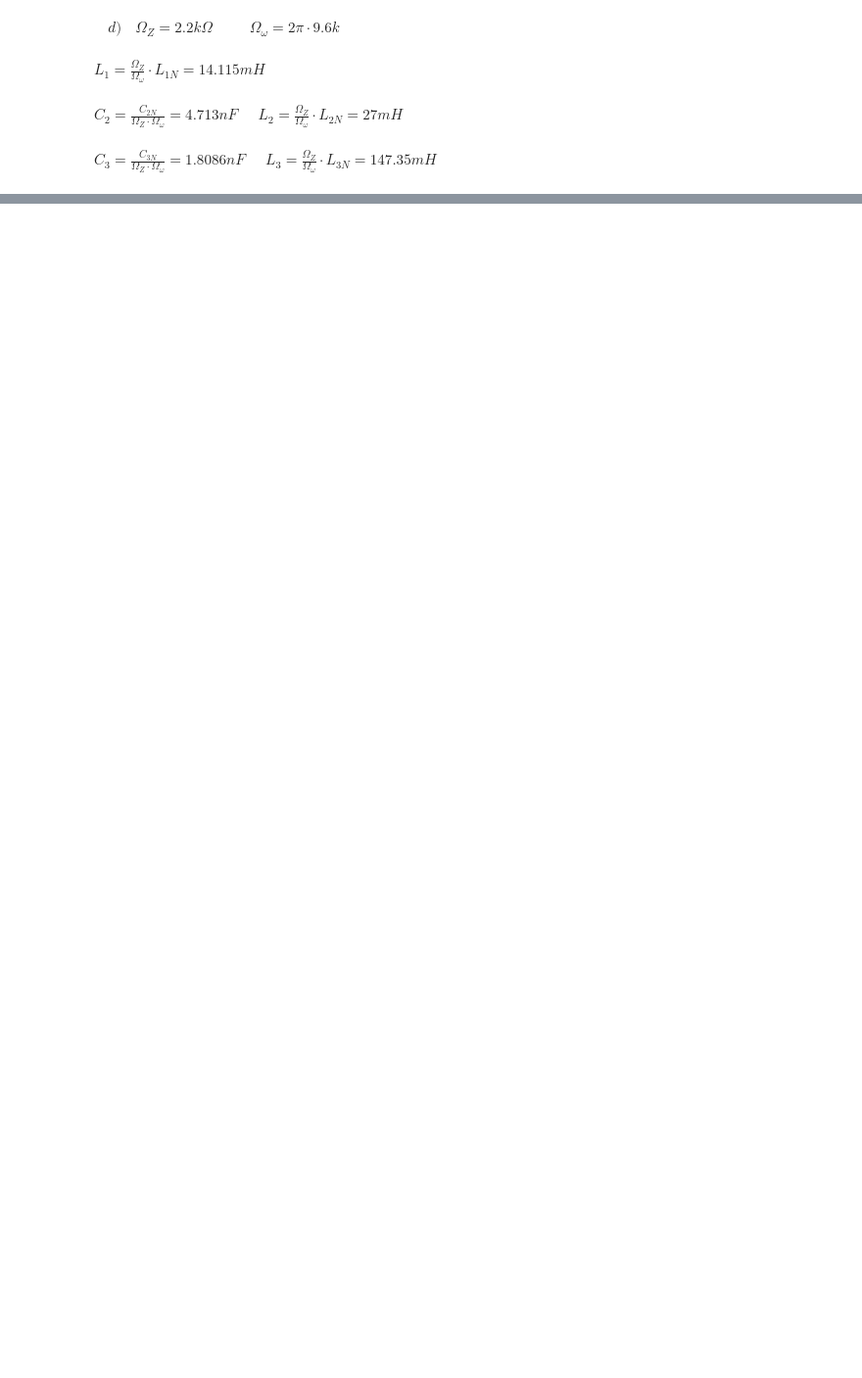
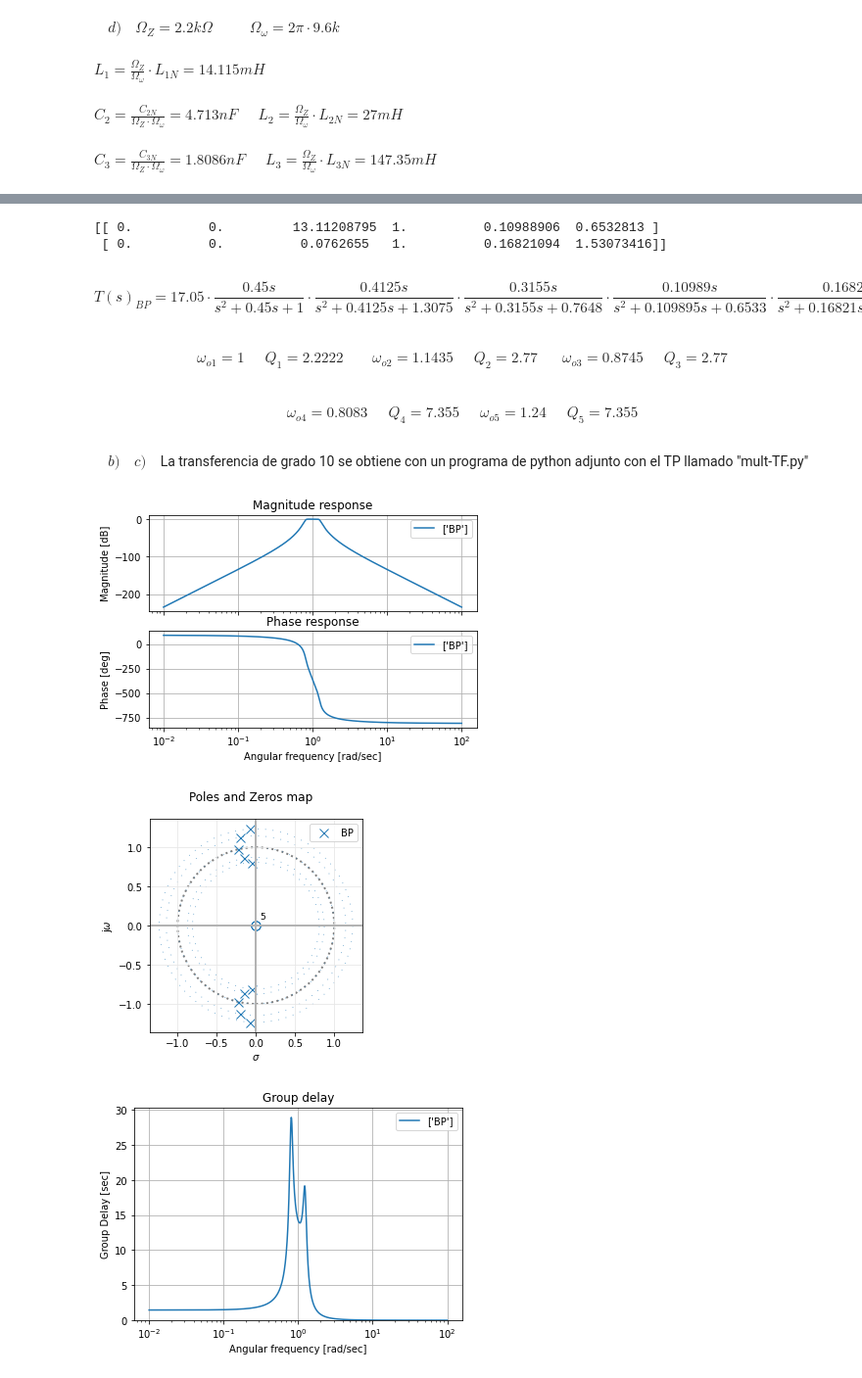
Before and after one commit to mtassone1/TC2_2022, a Jupyter notebook: TP2/TP2.ipynb, the cells around one changed output, grey strips where cells are left out. Shown at 98% size. Cells and saved outputs as stored; diff of their text form; code cells hidden in the pictures; blank space fills up the shorter version.

```diff
--- a/TP2/TP2.ipynb
+++ b/TP2/TP2.ipynb
@@ -163,0 +245,43 @@ $C_3 = \frac{C_{3N}}{\Omega_Z \cdot \Omega_\omega} = 1.8086 nF$ &emsp; $L_3 = \f
+# %%
+import numpy as np
+import scipy.signal as sig
+from splane import tf2sos_analog
+
+num = np.array([1])
+den = np.array([1, 0.2781, 2.2025, 0.2781, 1])
+
+mi_sos = sig.TransferFunction(num,den)
+
+TF = tf2sos_analog(num, den)
+
+print (TF)
+# %% [output]
+[[ 0.          0.         13.11208795  1.          0.10988906  0.6532813 ]
+ [ 0.          0.          0.0762655   1.          0.16821094  1.53073416]]
+# %% [markdown]
+$$T(s)_{BP}=17.05\cdot
+\frac{0.45s}{s^2+0.45s+1}\cdot\frac{0.4125s}{s^2+0.4125s+1.3075}\cdot\frac{0.3155s}{s^2+0.3155s+0.7648}\cdot
+\frac{0.10989s}{s^2+0.109895s+0.6533}\cdot\frac{0.16821s}{s^2+0.16821s+1.5307}$$
+# %% [markdown]
+$$\omega_{o1}=1\;\;\;\;\;Q_1=2.2222\;\;\;\;\;\;\;
+\omega_{o2}=1.1435\;\;\;\;\;Q_2=2.77\;\;\;\;\;\;\omega_{o3}=0.8745\;\;\;\;\;Q_3=2.77$$
+# %% [markdown]
+$$\omega_{o4}=0.8083\;\;\;\;\;Q_4=7.355\;\;\;\;\;\omega_{o5}=1.24\;\;\;\;\;Q_5=7.355$$
+# %% [markdown]
+&emsp;$b)$&emsp;$c)$&emsp;La transferencia de grado 10 se obtiene con un programa de python adjunto con el TP llamado "mult-TF.py"
+# %%
+import matplotlib.pyplot as plt
+import numpy as np
+import scipy.signal as sig
+from splane import analyze_sys
+
+num = np.array([0.018453, 0, 0, 0, 0, 0])
+den = np.array([1, 1.4562, 6.0603, 6.3019, 13.3135, 9.71, 13.3135, 6.3019, 6.0603, 1.4562, 1])
+
+BP = sig.TransferFunction(num,den)
+
+analyze_sys(BP, 'BP')
+# %% [output]
+[figure, added]
+[figure, added]
+[figure, added]
```
Also changed, not shown: parts of 62 cells of this notebook, 7 other files.
